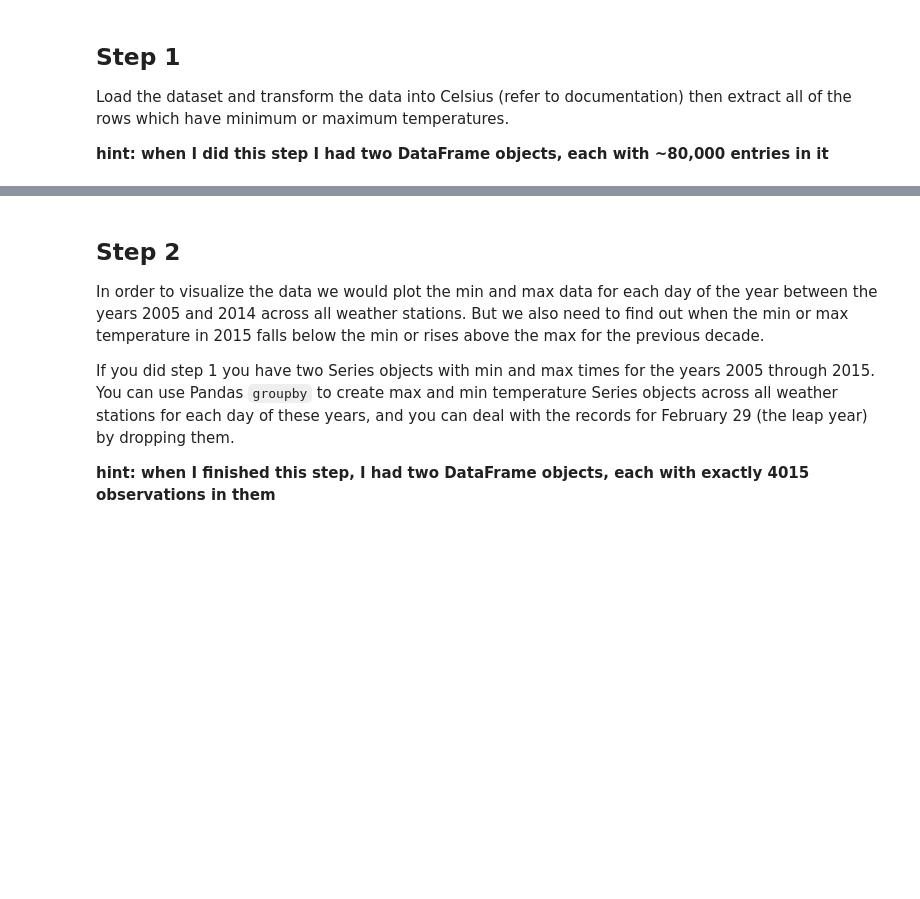
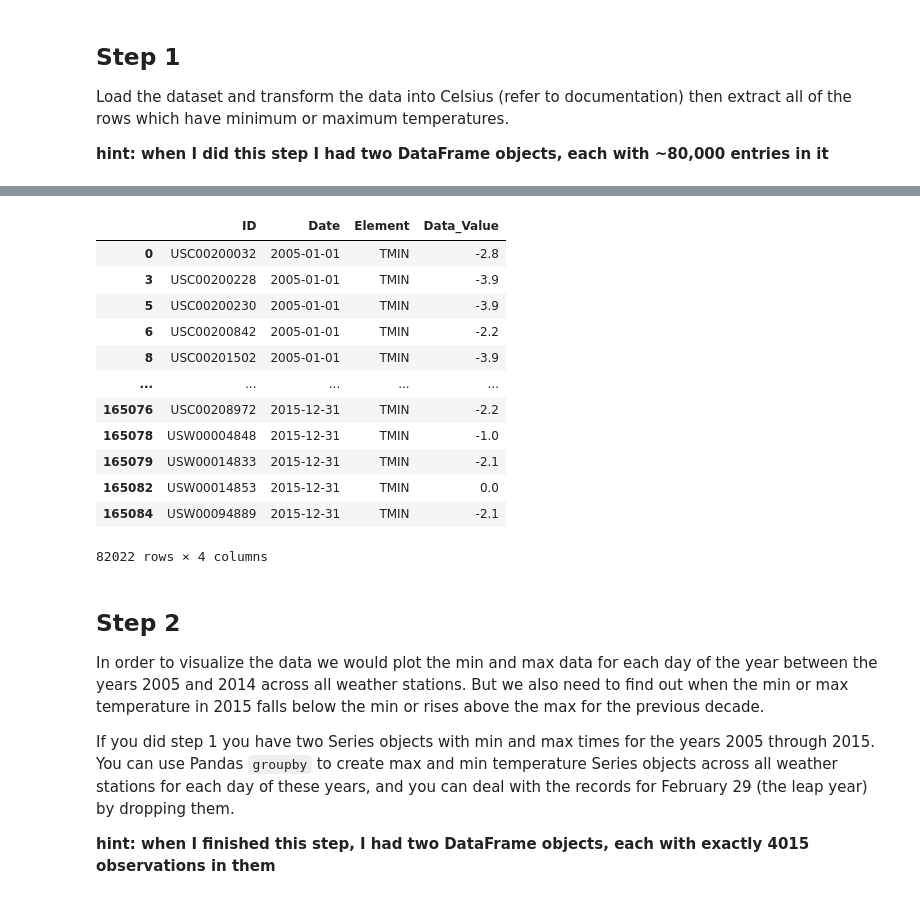
Before and after one commit to dachacond/applied-plotting, a Jupyter notebook: assignments/course2_assignment2/assignment2.ipynb, the cells around one changed output, grey strips where cells are left out. Saved outputs shown, nothing was run; the diff lists cells and outputs as text; code cells hidden in the pictures; blank space fills up the shorter version.

```diff
--- a/assignments/course2_assignment2/assignment2.ipynb
+++ b/assignments/course2_assignment2/assignment2.ipynb
@@ -65,3 +79,22 @@ df.head()
+# %%
+# Crear dos DataFrames separados para TMIN y TMAX
+df_tmin = df.loc[df['Element'] == 'TMIN']
+df_tmax = df.loc[df['Element'] == 'TMAX']
+df_tmin
+# %% [output]
+|  | ID | Date | Element | Data_Value |
+| 0 | USC00200032 | 2005-01-01 | TMIN | -2.8 |
+| 3 | USC00200228 | 2005-01-01 | TMIN | -3.9 |
+| 5 | USC00200230 | 2005-01-01 | TMIN | -3.9 |
+| 6 | USC00200842 | 2005-01-01 | TMIN | -2.2 |
+| 8 | USC00201502 | 2005-01-01 | TMIN | -3.9 |
+| ... | ... | ... | ... | ... |
+| 165076 | USC00208972 | 2015-12-31 | TMIN | -2.2 |
+| 165078 | USW00004848 | 2015-12-31 | TMIN | -1.0 |
+| 165079 | USW00014833 | 2015-12-31 | TMIN | -2.1 |
+| 165082 | USW00014853 | 2015-12-31 | TMIN | 0.0 |
+| 165084 | USW00094889 | 2015-12-31 | TMIN | -2.1 |
+82022 rows × 4 columns
 # %% [markdown]
 ## Step 2
 In order to visualize the data we would plot the min and max data for each day of the year between the years 2005 and 2014 across all weather stations. But we also need to find out when the min or max temperature in 2015 falls below the min or rises above the max for the previous decade.
```
Also changed, not shown: parts of 9 cells of this notebook.
